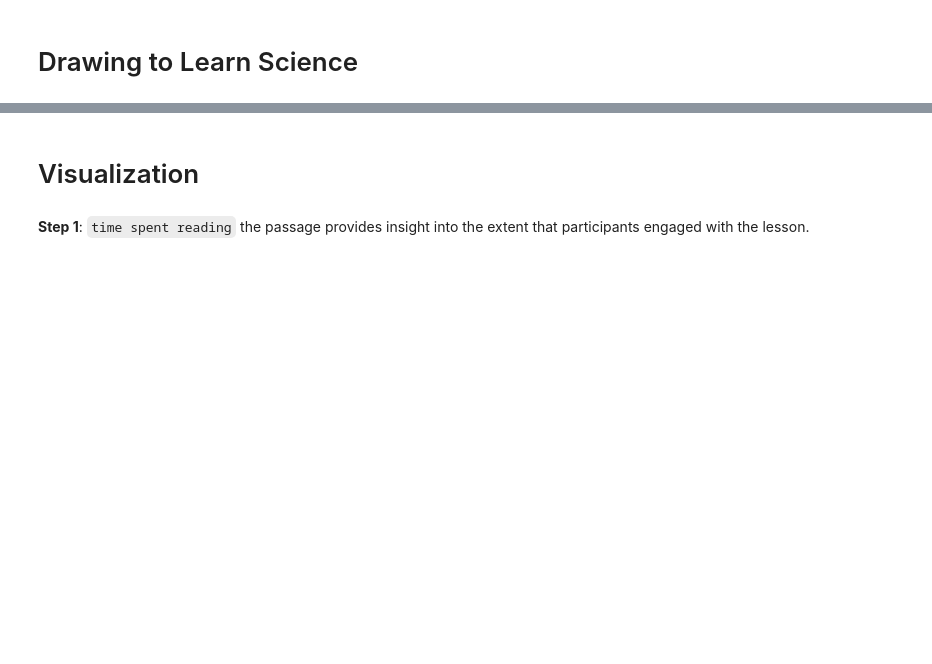
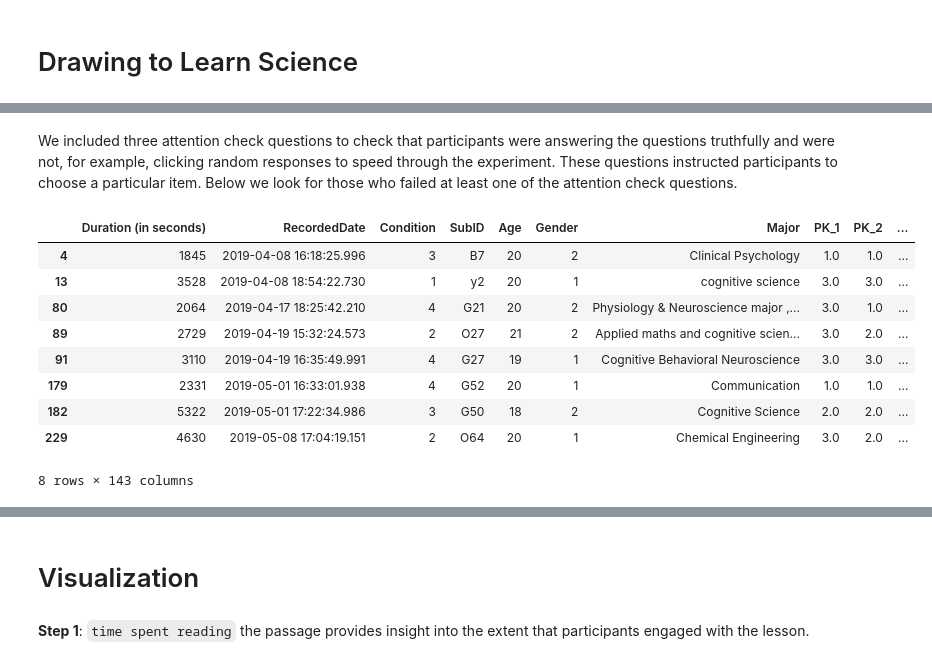
Before and after one commit to SarahAmiraslani/drawing-to-learn, a Jupyter notebook: Black_holes_newest.ipynb, the cells around one changed output, grey strips where cells are left out. Saved outputs shown, nothing was run; the diff lists cells and outputs as text; code cells hidden in the pictures; blank space fills up the shorter version.

```diff
--- a/Black_holes_newest.ipynb
+++ b/Black_holes_newest.ipynb
@@ -111,7 +132,7 @@ useless_cols = [ 'StartDate','EndDate', 'Status','IPAddress','ResponseId',
                 'Q162_Click Count','SC0','R1 confidence','R2 confidence','R3 confidence',
                 'R4 confidence', 'T1 confidence','T2 confidence','T3 confidence','T4 confidence']
 
-df_bh.drop(useless_cols, axis = 1,inplace = True)
+df.drop(useless_cols, axis = 1,inplace = True)
 # %%
 # Change the names of the columns
 
@@ -150,20 +171,33 @@ df_bh['BH confidence post manipulation(self-reported)']= df_bh['Confidnece']+ df
 # %%
-df_bh['retention_j']=df_bh['Total retention Jiawen']
-df_bh['retention_s']=df_bh['total retention sarah']
-df_bh['lowest_retention']=df_bh['lowest retention']
-df_bh['transfer_j']=df_bh['total transfer (Jiawen)']
-df_bh['transfer_s']=df_bh['total transfer (Sarah)']
-df_bh['lowest_transfer']=df_bh['Lowest transfer']
+df['retention_j']=df['total retention (jiawen)']
+df['retention_s']=df['total retention (sarah)']
+df['lowest_retention']=df['lowest retention']
+df['transfer_j']=df['total transfer (Jiawen)']
+df['transfer_s']=df['total transfer (Sarah)']
+df['lowest_transfer']=df['Lowest Transfer']
 
-to_drop = ['Total retention Jiawen', 'total retention sarah', 'lowest retention',
-           'total transfer (Jiawen)', 'total transfer (Sarah)', 'Lowest transfer']
+to_drop = ['total retention (jiawen)', 'total retention (sarah)', 'lowest retention',
+           'total transfer (Jiawen)', 'total transfer (Sarah)', 'Lowest Transfer']
 
-df_bh.drop(to_drop,axis=1,inplace=True)
+df.drop(to_drop,axis=1,inplace=True)
 # %%
 # rename attention check questions
-df_bh['attn1'] = df_bh['attn']
-df_bh['attn2'] = df_bh['attn.1']
-df_bh['attn3'] = df_bh['CL_6']
+df['attn1'] = df['attn']
+df['attn2'] = df['attn.1']
+df['attn3'] = df['CL_6']
+# %% [markdown]
+We included three attention check questions to check that participants were answering the questions truthfully and were not, for example, clicking random responses to speed through the experiment. These questions instructed participants to choose a particular item. Below we look for those who failed at least one of the attention check questions.
 # %%
-df_bh.loc[df_bh.attn1== '0']
+df.loc[df.attn1== 0]
+# %% [output]
+|  | Duration (in seconds) | RecordedDate | Condition | SubID | Age | Gender | Major | PK_1 | PK_2 | ... |
+| 4 | 1845 | 2019-04-08 16:18:25.996 | 3 | B7 | 20 | 2 | Clinical Psychology | 1.0 | 1.0 | ... |
+| 13 | 3528 | 2019-04-08 18:54:22.730 | 1 | y2 | 20 | 1 | cognitive science | 3.0 | 3.0 | ... |
+| 80 | 2064 | 2019-04-17 18:25:42.210 | 4 | G21 | 20 | 2 | Physiology & Neuroscience major ,... | 3.0 | 1.0 | ... |
+| 89 | 2729 | 2019-04-19 15:32:24.573 | 2 | O27 | 21 | 2 | Applied maths and cognitive scien... | 3.0 | 2.0 | ... |
+| 91 | 3110 | 2019-04-19 16:35:49.991 | 4 | G27 | 19 | 1 | Cognitive Behavioral Neuroscience | 3.0 | 3.0 | ... |
+| 179 | 2331 | 2019-05-01 16:33:01.938 | 4 | G52 | 20 | 1 | Communication | 1.0 | 1.0 | ... |
+| 182 | 5322 | 2019-05-01 17:22:34.986 | 3 | G50 | 18 | 2 | Cognitive Science | 2.0 | 2.0 | ... |
+| 229 | 4630 | 2019-05-08 17:04:19.151 | 2 | O64 | 20 | 1 | Chemical Engineering | 3.0 | 2.0 | ... |
+8 rows × 143 columns
 # %%
```
Also changed, not shown: parts of 70 cells of this notebook.
